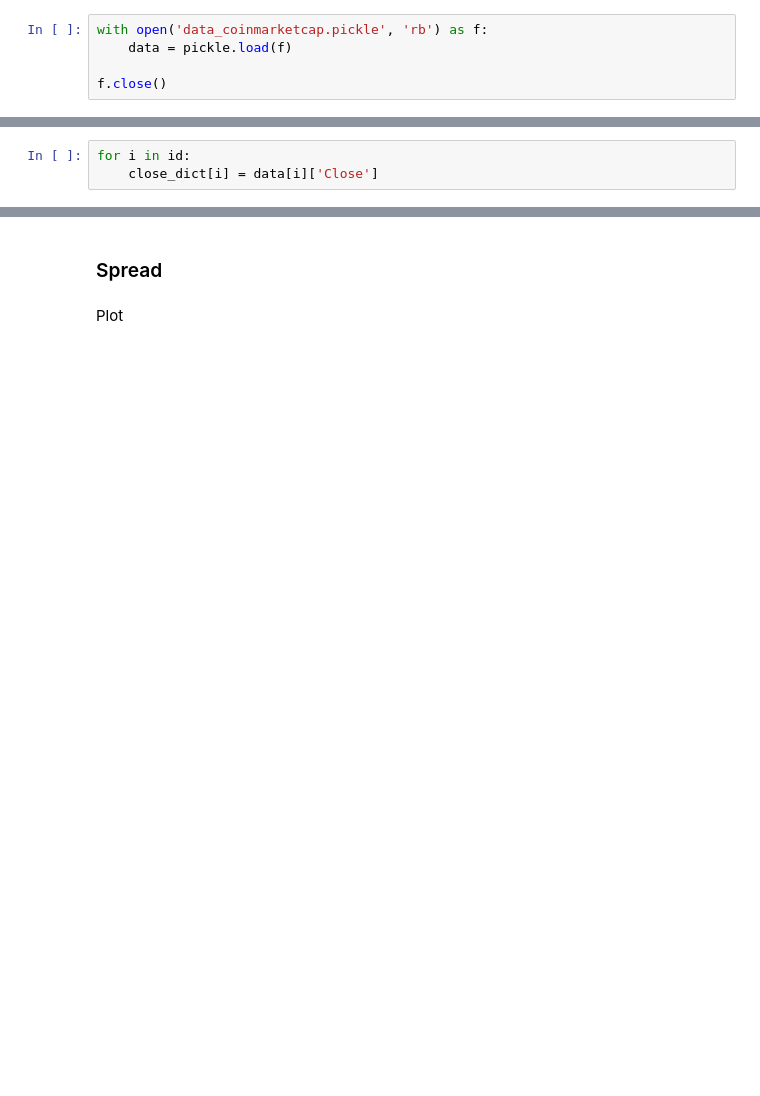
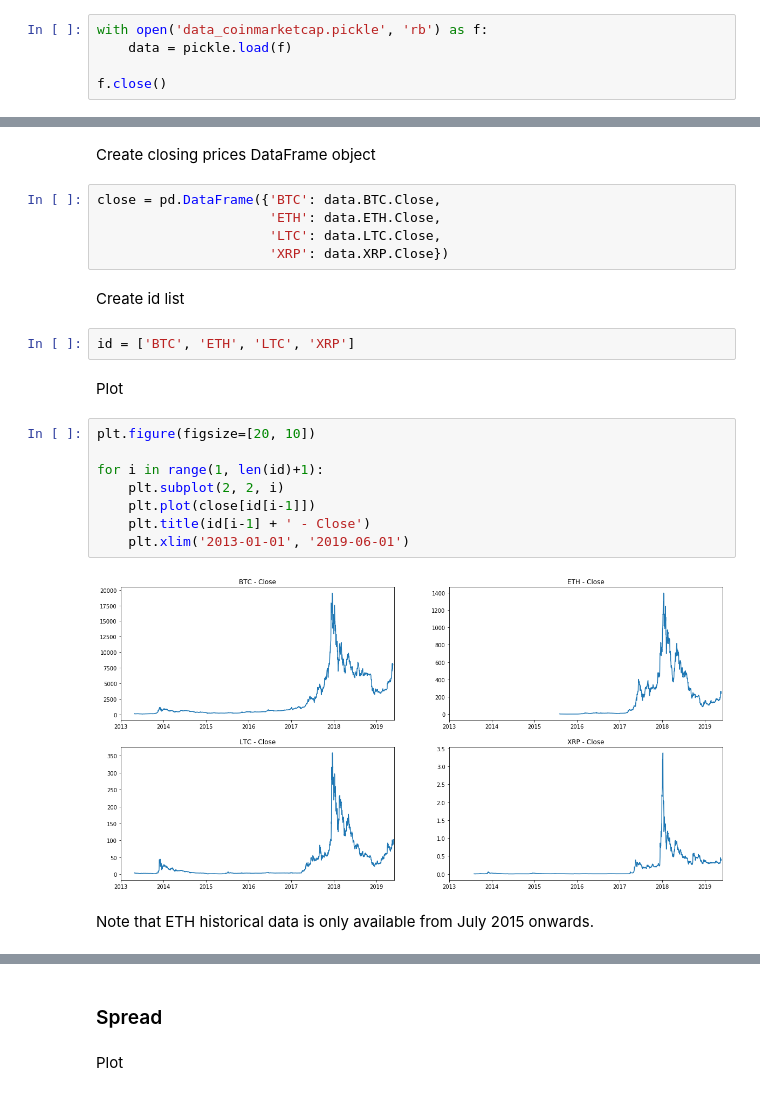
Before and after one commit to DinodC/pair-trading-cryptos, a Jupyter notebook: 02_pair_trading_cryptos.ipynb, the cells around one changed output, grey strips where cells are left out. Drawn from its saved outputs; the diff is of its cells as text; blank space fills up the shorter version.

```diff
--- a/02_pair_trading_cryptos.ipynb
+++ b/02_pair_trading_cryptos.ipynb
@@ -70,3 +40,0 @@ close_dict = {}
-# %%
-for i in id:
-    close_dict[i] = data[i]['Close']
@@ -211,0 +41,25 @@ for i in range(1, len(id)):
+# %% [markdown]
+Create closing prices DataFrame object
+# %%
+close = pd.DataFrame({'BTC': data.BTC.Close,
+                      'ETH': data.ETH.Close,
+                      'LTC': data.LTC.Close,
+                      'XRP': data.XRP.Close})
+# %% [markdown]
+Create id list
+# %%
+id = ['BTC', 'ETH', 'LTC', 'XRP']
+# %% [markdown]
+Plot
+# %%
+plt.figure(figsize=[20, 10])
+
+for i in range(1, len(id)+1):
+    plt.subplot(2, 2, i)
+    plt.plot(close[id[i-1]])
+    plt.title(id[i-1] + ' - Close')
+    plt.xlim('2013-01-01', '2019-06-01')
+# %% [output]
+[figure, added]
+# %% [markdown]
+Note that ETH historical data is only available from July 2015 onwards.
```
Also changed, not shown: parts of 37 cells of this notebook.
